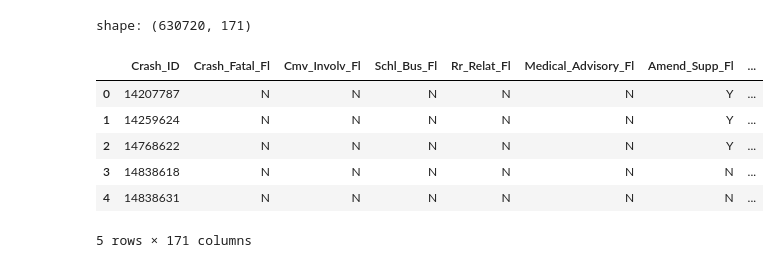
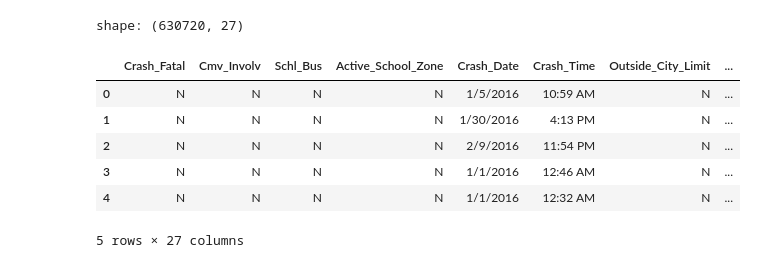
Before and after one commit to randyfrench/texas-motor-vehicle-crashes-2016, a Jupyter notebook: texas_crash_2016.ipynb, the cells around one changed output. Cells and saved outputs as stored; diff of their text form; code cells hidden in the pictures.

```diff
--- a/texas_crash_2016.ipynb
+++ b/texas_crash_2016.ipynb
@@ -6,18 +6,18 @@ import seaborn as sns
 import wrangle
 # %%
 # create df from csv file and take a look
-df = pd.read_csv('crash_2016.csv')
+df = pd.read_csv('crash_2016z.csv')
 print('shape:', df.shape)
 df.head()
 # %% [output]
-shape: (630720, 171)
+shape: (630720, 27)
-|  | Crash_ID | Crash_Fatal_Fl | Cmv_Involv_Fl | Schl_Bus_Fl | Rr_Relat_Fl | Medical_Advisory_Fl | Amend_Supp_Fl | ... |
-| 0 | 14207787 | N | N | N | N | N | Y | ... |
-| 1 | 14259624 | N | N | N | N | N | Y | ... |
-| 2 | 14768622 | N | N | N | N | N | Y | ... |
-| 3 | 14838618 | N | N | N | N | N | N | ... |
-| 4 | 14838631 | N | N | N | N | N | N | ... |
+|  | Crash_Fatal | Cmv_Involv | Schl_Bus | Active_School_Zone | Crash_Date | Crash_Time | Outside_City_Limit | ... |
+| 0 | N | N | N | N | 1/5/2016 | 10:59 AM | N | ... |
+| 1 | N | N | N | N | 1/30/2016 | 4:13 PM | N | ... |
+| 2 | N | N | N | N | 2/9/2016 | 11:54 PM | N | ... |
+| 3 | N | N | N | N | 1/1/2016 | 12:46 AM | N | ... |
+| 4 | N | N | N | N | 1/1/2016 | 12:32 AM | N | ... |
-5 rows × 171 columns
+5 rows × 27 columns
 # %%
 # too many colums to delete, need to delete before bringing in csv file.
 # deleting columns not needed for my review
```
Also changed, not shown: parts of 9 cells of this notebook, 1 other file.
